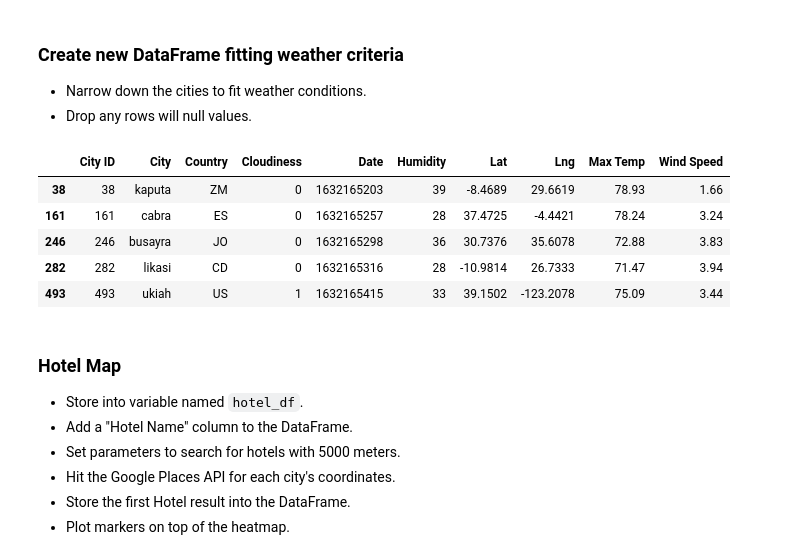
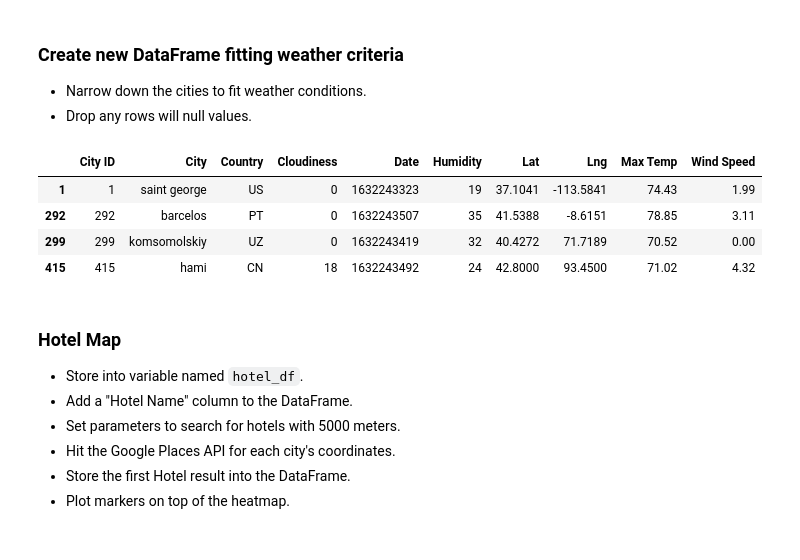
Before and after one commit to JacobTrevithick/python-api-challenge, a Jupyter notebook: VacationPy.ipynb, the cells around one changed output. Saved outputs shown, nothing was run; the diff lists cells and outputs as text; code cells hidden in the pictures.

```diff
--- a/VacationPy.ipynb
+++ b/VacationPy.ipynb
@@ -60,15 +70,24 @@ fig
 * Narrow down the cities to fit weather conditions.
 * Drop any rows will null values.
 # %%
+'''
+filter city data to only include cities with the following criteria:
+
+max temp between 70 and 80
+cloudiness less than  or equal to 25%
+wind speed less than or equal to 5mph
+humidity less than or equal to 50%
+'''
+
 hotel_df = city_data_df[(city_data_df['Max Temp'] <= 80) & (city_data_df['Max Temp'] > 70) & (city_data_df['Cloudiness']<=25) & (city_data_df['Wind Speed']<=5) & (city_data_df['Humidity'] <=50)]
+
 hotel_df
 # %% [output]
 |  | City ID | City | Country | Cloudiness | Date | Humidity | Lat | Lng | Max Temp | Wind Speed |
-| 38 | 38 | kaputa | ZM | 0 | 1632165203 | 39 | -8.4689 | 29.6619 | 78.93 | 1.66 |
-| 161 | 161 | cabra | ES | 0 | 1632165257 | 28 | 37.4725 | -4.4421 | 78.24 | 3.24 |
-| 246 | 246 | busayra | JO | 0 | 1632165298 | 36 | 30.7376 | 35.6078 | 72.88 | 3.83 |
-| 282 | 282 | likasi | CD | 0 | 1632165316 | 28 | -10.9814 | 26.7333 | 71.47 | 3.94 |
-| 493 | 493 | ukiah | US | 1 | 1632165415 | 33 | 39.1502 | -123.2078 | 75.09 | 3.44 |
+| 1 | 1 | saint george | US | 0 | 1632243323 | 19 | 37.1041 | -113.5841 | 74.43 | 1.99 |
+| 292 | 292 | barcelos | PT | 0 | 1632243507 | 35 | 41.5388 | -8.6151 | 78.85 | 3.11 |
+| 299 | 299 | komsomolskiy | UZ | 0 | 1632243419 | 32 | 40.4272 | 71.7189 | 70.52 | 0.00 |
+| 415 | 415 | hami | CN | 18 | 1632243492 | 24 | 42.8000 | 93.4500 | 71.02 | 4.32 |
 # %% [markdown]
 ### Hotel Map
 * Store into variable named `hotel_df`.
```
Also changed, not shown: parts of 6 cells of this notebook, 15 other files.
